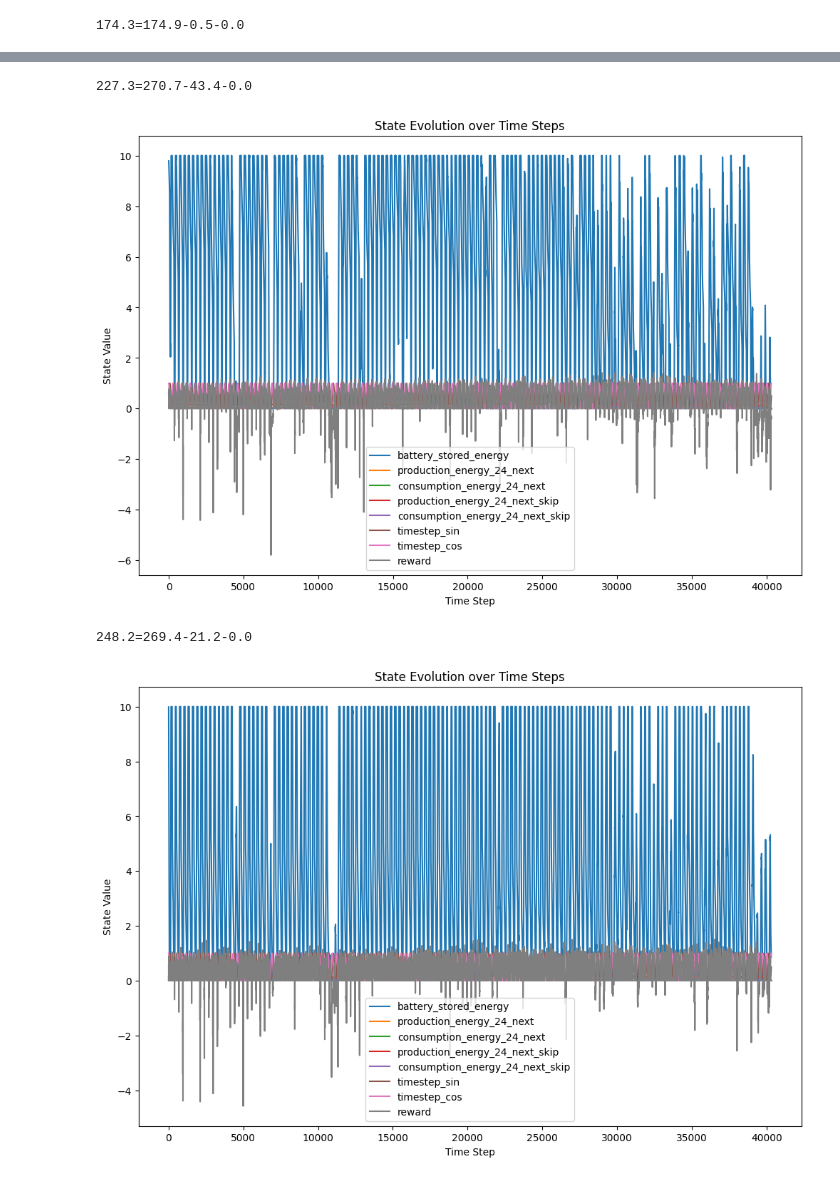
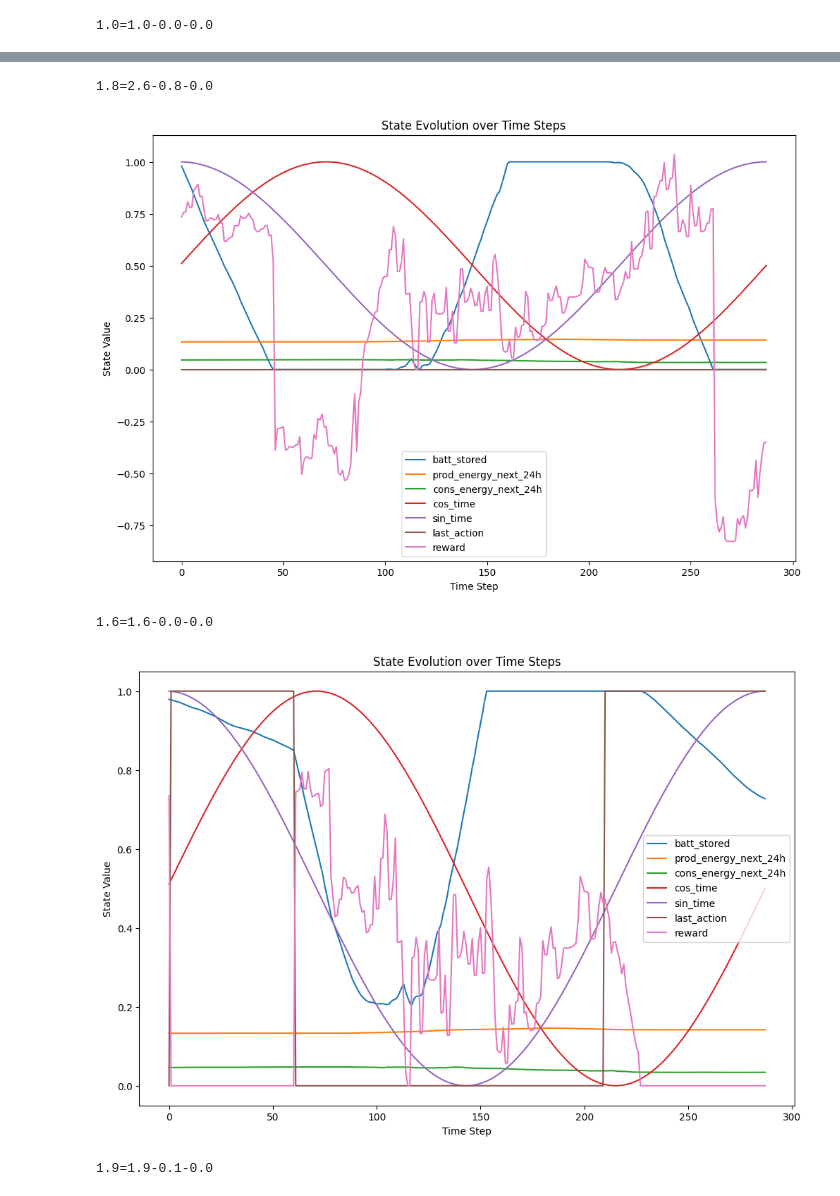
Before and after one commit to EmaR97/EnergyManagementRL, a Jupyter notebook: notebooks/02_model_training.ipynb, the cells around one changed output, grey strips where cells are left out. Saved outputs shown, nothing was run; the diff lists cells and outputs as text; code cells hidden in the pictures.

```diff
--- a/notebooks/02_model_training.ipynb
+++ b/notebooks/02_model_training.ipynb
@@ -161,12 +79,17 @@ for model in [ConservativeModel(), GreedyModel(), SimpleModel(60, 210)]:
 # %%
-from stable_baselines3.common.env_checker import check_env
 
 check_env(env)
 train_env = env
+logs_ = "../logs/"
+best_model_save_path = f"{logs_}best_model"
+log_path = f"{logs_}results"
+latest_model_path = f"{logs_}ppo_inverter"
+best_model_path = f"{logs_}best_model/best_model"
+
 eval_callback = EvalCallback(
     train_env,
-    best_model_save_path="../logs/best_model",
-    log_path="../logs/results",
+    best_model_save_path=best_model_save_path,
+    log_path=log_path,
     eval_freq=full_period * 5,
     deterministic=True,
     render=False,
@@ -228,13 +131,13 @@ Episode length: 8065.00 +/- 0.00
 train_env.max_steps = full_period
 # %%
 trained_model = PPO.load(
-    "../logs/ppo_inverter",
+    best_model_path,
     env=train_env,
     verbose=0
 )
 eval_callback.eval_freq = train_env.max_steps * 5
 trained_model.learn(
-    total_timesteps=train_env.max_steps * 5 * 100,
+    total_timesteps=train_env.max_steps * 5 * 20,
     callback=eval_callback
 )
-trained_model.save("../logs/ppo_inverter")
+trained_model.save(latest_model_path)
@@ -241,13 +165,19 @@ trained_model.save("../logs/ppo_inverter")
 # %%
 trained_model = PPO.load(
-    "../logs/best_model/best_model.zip",
+    best_model_path,
     env=train_env
 )
-for model_to_test in [ConservativeModel(), SimpleModel(), trained_model]:
+for model_to_test in [
+    ConservativeModel(),
+    GreedyModel(),
+    SimpleModel(),
+    trained_model
+]:
     test_plot(
         train_env,
-        train_env.max_steps,
-        model_to_test
+        model_to_test,
+        day,
+        to_show
     )
 # %% [output]
-174.3=174.9-0.5-0.0
+1.0=1.0-0.0-0.0
@@ -255,4 +185,5 @@ for model_to_test in [ConservativeModel(), SimpleModel(), trained_model]:
-227.3=270.7-43.4-0.0
+1.8=2.6-0.8-0.0
-[figure, old version]
+[figure, new version]
-248.2=269.4-21.2-0.0
+1.6=1.6-0.0-0.0
-[figure, old version]
+[figure, new version]
+1.9=1.9-0.1-0.0
```
Also changed, not shown: parts of 11 cells of this notebook, 8 other files.
